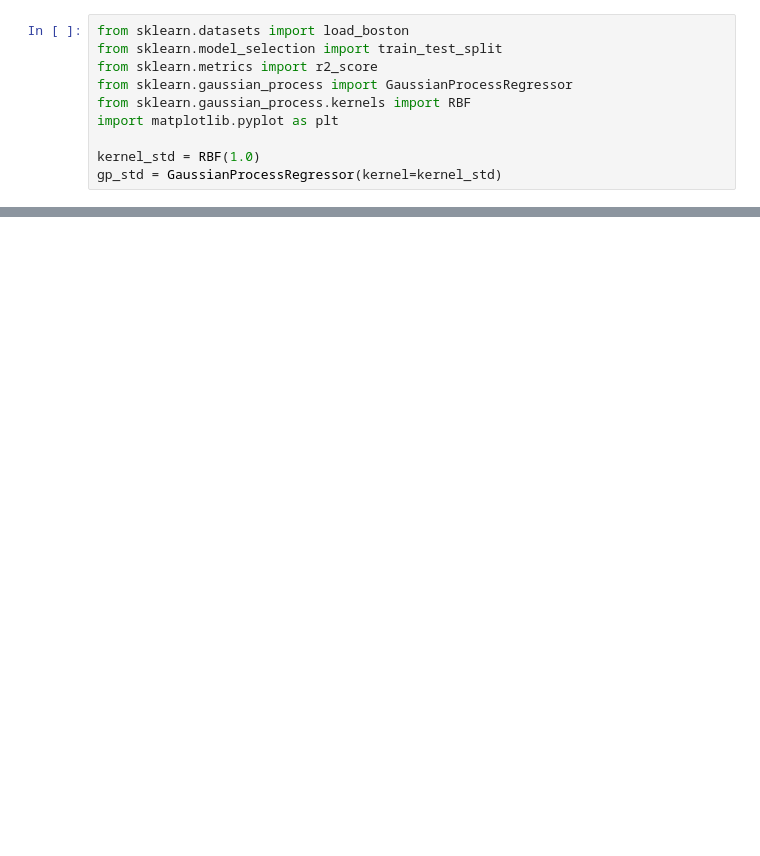
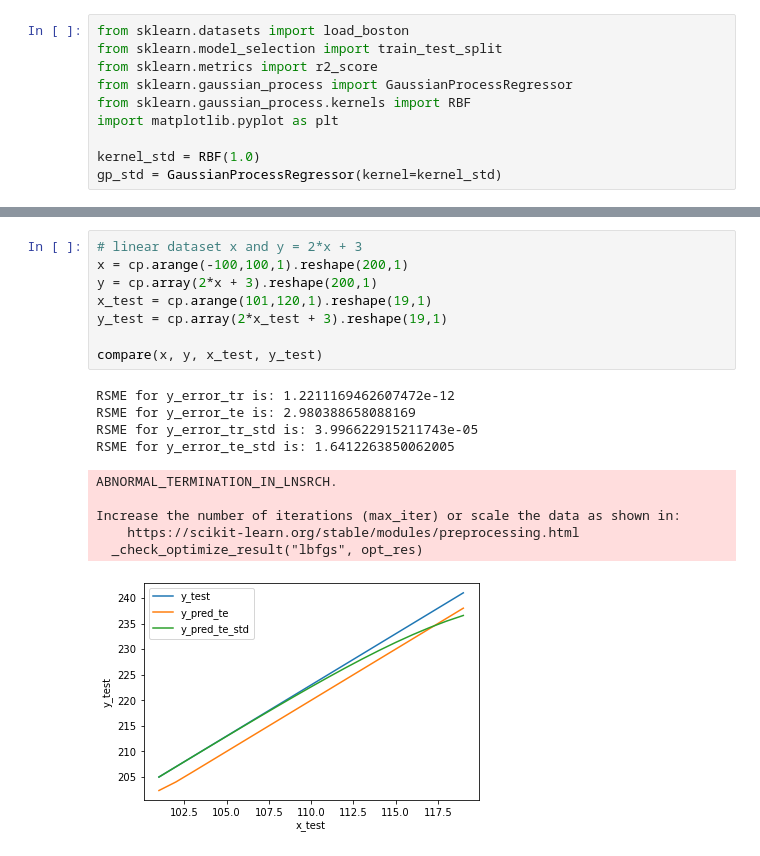
Before and after one commit to genggeng88/ML_regression, a Jupyter notebook: GaussianRegression_gq.ipynb, the cells around one changed output, grey strips where cells are left out. Drawn from its saved outputs; the diff is of its cells as text; blank space fills up the shorter version.

```diff
--- a/GaussianRegression_gq.ipynb
+++ b/GaussianRegression_gq.ipynb
@@ -549 +392,20 @@ Increase the number of iterations (max_iter) or scale the data as shown in:
+# %%
+# linear dataset x and y = 2*x + 3
+x = cp.arange(-100,100,1).reshape(200,1)
+y = cp.array(2*x + 3).reshape(200,1)
+x_test = cp.arange(101,120,1).reshape(19,1)
+y_test = cp.array(2*x_test + 3).reshape(19,1)
+
+compare(x, y, x_test, y_test)
+# %% [output]
+RSME for y_error_tr is: 1.2211169462607472e-12
+RSME for y_error_te is: 2.980388658088169
+RSME for y_error_tr_std is: 3.996622915211743e-05
+RSME for y_error_te_std is: 1.6412263850062005
+ABNORMAL_TERMINATION_IN_LNSRCH.
+
+Increase the number of iterations (max_iter) or scale the data as shown in:
+    https://scikit-learn.org/stable/modules/preprocessing.html
+  _check_optimize_result("lbfgs", opt_res)
+[figure, added]
 # %%
```
Also changed, not shown: parts of 8 cells of this notebook, 1 other file.
